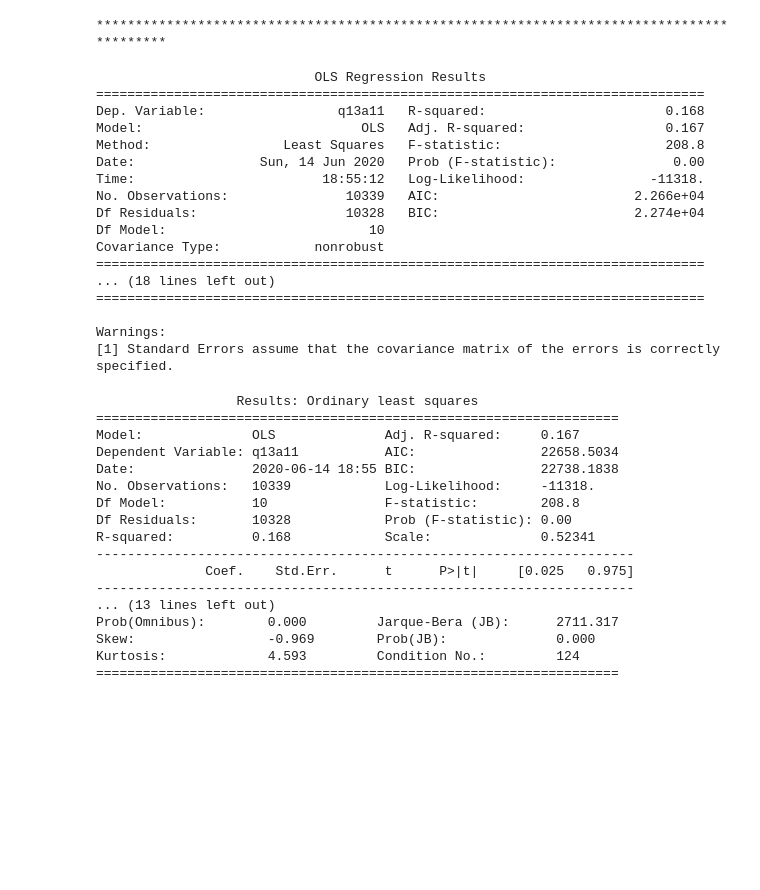
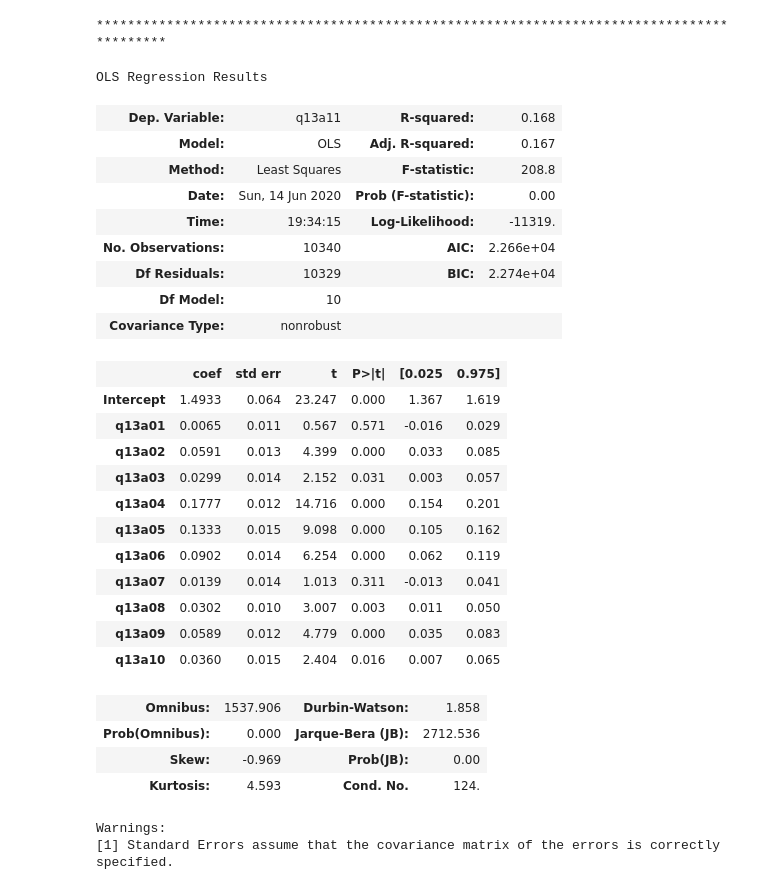
Before and after one commit to asdhgfasd1/2020, a Jupyter notebook: statistics/statistics03.ipynb, the cells around one changed output. Saved outputs shown, nothing was run; the diff lists cells and outputs as text; code cells hidden in the pictures; blank space fills up the shorter version.

```diff
--- a/statistics/statistics03.ipynb
+++ b/statistics/statistics03.ipynb
@@ -348,46 +348,37 @@ print('***'*30)
 # %%
 # filter_df
 
 # Ordinary Least Squares(OLS) Analysis
 mod = smf.ols(formula='q13a11 ~ q13a01 + q13a02 + q13a03 + q13a04 + q13a05 + q13a06+ q13a07+ q13a08+ q13a09+ q13a10', data=filter_non)
 res = mod.fit()
-print(res.summary())
+res.summary()
 # %% [output]
-                            OLS Regression Results
-==============================================================================
-Dep. Variable:                 q13a11   R-squared:                       0.168
-Model:                            OLS   Adj. R-squared:                  0.167
-Method:                 Least Squares   F-statistic:                     208.8
-Date:                Sun, 14 Jun 2020   Prob (F-statistic):               0.00
-Time:                        18:55:12   Log-Likelihood:                -11318.
-No. Observations:               10339   AIC:                         2.266e+04
-Df Residuals:                   10328   BIC:                         2.274e+04
-Df Model:                          10
-Covariance Type:            nonrobust
-==============================================================================
-... (18 lines left out)
-==============================================================================
-
-Warnings:
-[1] Standard Errors assume that the covariance matrix of the errors is correctly specified.
+OLS Regression Results
+| Dep. Variable: | q13a11 | R-squared: | 0.168 |
+| Model: | OLS | Adj. R-squared: | 0.167 |
+| Method: | Least Squares | F-statistic: | 208.8 |
+| Date: | Sun, 14 Jun 2020 | Prob (F-statistic): | 0.00 |
+| Time: | 19:34:15 | Log-Likelihood: | -11319. |
+| No. Observations: | 10340 | AIC: | 2.266e+04 |
+| Df Residuals: | 10329 | BIC: | 2.274e+04 |
+| Df Model: | 10 |  |  |
+| Covariance Type: | nonrobust |  |  |
+|  | coef | std err | t | P>|t| | [0.025 | 0.975] |
+| Intercept | 1.4933 | 0.064 | 23.247 | 0.000 | 1.367 | 1.619 |
+| q13a01 | 0.0065 | 0.011 | 0.567 | 0.571 | -0.016 | 0.029 |
+| q13a02 | 0.0591 | 0.013 | 4.399 | 0.000 | 0.033 | 0.085 |
+| q13a03 | 0.0299 | 0.014 | 2.152 | 0.031 | 0.003 | 0.057 |
+| q13a04 | 0.1777 | 0.012 | 14.716 | 0.000 | 0.154 | 0.201 |
+| q13a05 | 0.1333 | 0.015 | 9.098 | 0.000 | 0.105 | 0.162 |
+| q13a06 | 0.0902 | 0.014 | 6.254 | 0.000 | 0.062 | 0.119 |
+| q13a07 | 0.0139 | 0.014 | 1.013 | 0.311 | -0.013 | 0.041 |
+| q13a08 | 0.0302 | 0.010 | 3.007 | 0.003 | 0.011 | 0.050 |
+| q13a09 | 0.0589 | 0.012 | 4.779 | 0.000 | 0.035 | 0.083 |
+| q13a10 | 0.0360 | 0.015 | 2.404 | 0.016 | 0.007 | 0.065 |
+| Omnibus: | 1537.906 | Durbin-Watson: | 1.858 |
+| Prob(Omnibus): | 0.000 | Jarque-Bera (JB): | 2712.536 |
+| Skew: | -0.969 | Prob(JB): | 0.00 |
+| Kurtosis: | 4.593 | Cond. No. | 124. |
+Warnings:
+[1] Standard Errors assume that the covariance matrix of the errors is correctly specified.
-# %%
-print(res.summary2())
-# %% [output]
-                  Results: Ordinary least squares
-===================================================================
-Model:              OLS              Adj. R-squared:     0.167
-Dependent Variable: q13a11           AIC:                22658.5034
-Date:               2020-06-14 18:55 BIC:                22738.1838
-No. Observations:   10339            Log-Likelihood:     -11318.
-Df Model:           10               F-statistic:        208.8
-Df Residuals:       10328            Prob (F-statistic): 0.00
-R-squared:          0.168            Scale:              0.52341
----------------------------------------------------------------------
-              Coef.    Std.Err.      t      P>|t|     [0.025   0.975]
----------------------------------------------------------------------
-... (13 lines left out)
-Prob(Omnibus):        0.000         Jarque-Bera (JB):      2711.317
-Skew:                 -0.969        Prob(JB):              0.000
-Kurtosis:             4.593         Condition No.:         124
-===================================================================
 # %%
```
Also changed, not shown: parts of 2 cells of this notebook.
